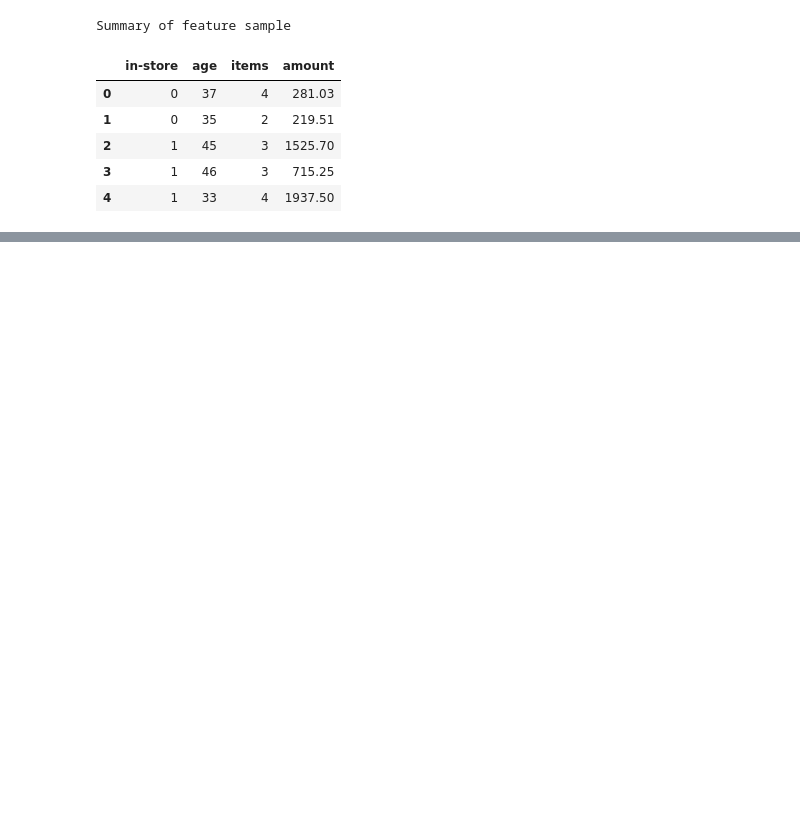
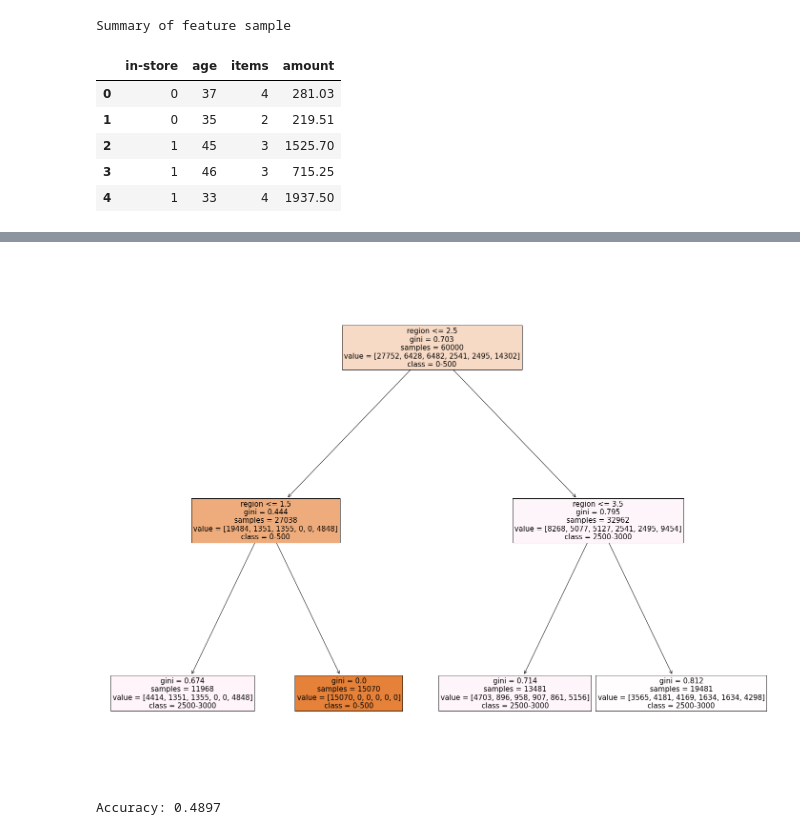
Before and after one commit to Sugithadev/Course1Task2, a Jupyter notebook: C1T2 Sandbox - Sugi .ipynb, the cells around one changed output, grey strips where cells are left out. Saved outputs shown, nothing was run; the diff lists cells and outputs as text; code cells hidden in the pictures; blank space fills up the shorter version.

```diff
--- a/C1T2 Sandbox - Sugi .ipynb
+++ b/C1T2 Sandbox - Sugi .ipynb
@@ -282,0 +610,7 @@ y = data['region']
+# %%
+#dependent variable
+t = data['Amount_cut']
+# %%
+#Train/Test Split
+S_train, S_test, t_train, t_test = train_test_split(S, t, test_size = .25, random_state = 123)
+print(S_train.shape,S_test.shape,t_train.shape,t_test.shape)
@@ -282,0 +650,5 @@ y = data['region']
+# %%
+#Modeling (Classification)
+amountbin = DecisionTreeClassifier()
+# %%
+modelamount = amountbin.fit(S_train,t_train)
@@ -282,0 +687,18 @@ y = data['region']
+# %%
+fig = plt.figure(figsize=(25,20))
+tree = plot_tree(modelamount,max_depth=6, feature_names=S.columns,
+                 class_names=['0-500' , '500-1000' ,'1000-1500' , '1500-2000' , '2000-2500', '2500-3000'],
+                 filled=True,fontsize=15)
+# %% [output]
+[figure, added]
+# %%
+clf_amount=RandomForestClassifier(n_estimators=100)
+
+#Train the model using the training sets
+clf_amount.fit(S_train,t_train)
+
+b_pred=clf_amount.predict(S_test)
+
+print("Accuracy:",metrics.accuracy_score(t_test, b_pred))
+# %% [output]
+Accuracy: 0.4897
```
Also changed, not shown: parts of 54 cells of this notebook.
